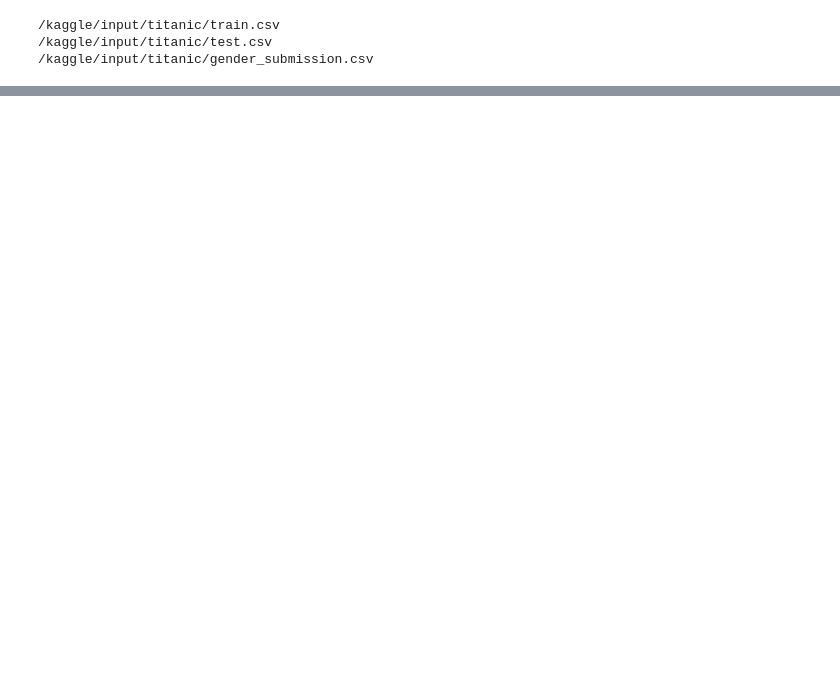
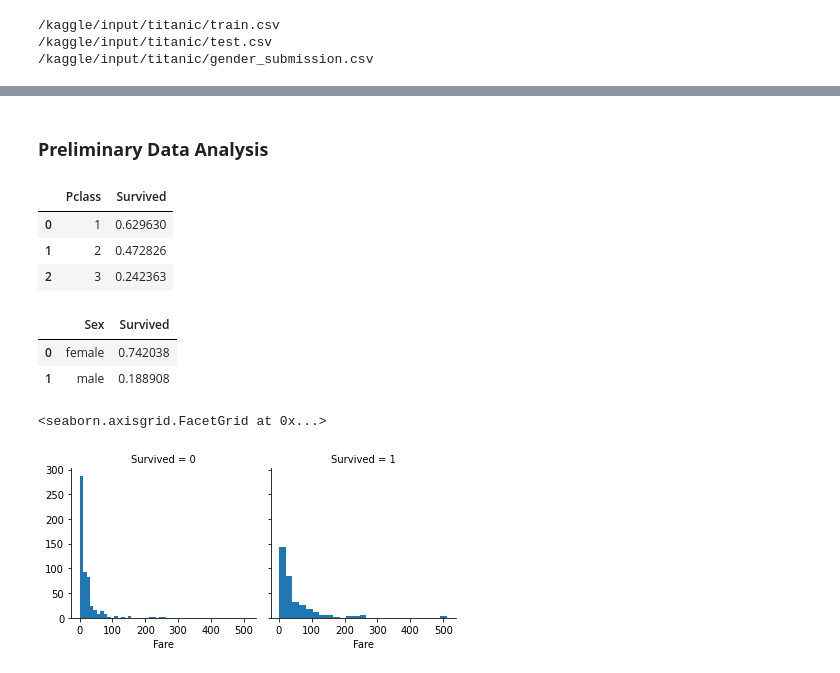
Before and after one commit to johnma02/kaggle-titanic, a Jupyter notebook: titanic-dataset.ipynb, the cells around one changed output, grey strips where cells are left out. Cells and saved outputs as stored; diff of their text form; code cells hidden in the pictures; blank space fills up the shorter version.

```diff
--- a/titanic-dataset.ipynb
+++ b/titanic-dataset.ipynb
@@ -44,0 +96,21 @@ train_df.head(5) # Previewing data
+# %% [markdown]
+### **Preliminary Data Analysis**
+# %%
+train_df[["Pclass", "Survived"]].groupby(["Pclass"], as_index=False).mean()
+# %% [output]
+|  | Pclass | Survived |
+| 0 | 1 | 0.629630 |
+| 1 | 2 | 0.472826 |
+| 2 | 3 | 0.242363 |
+# %%
+train_df[["Sex","Survived"]].groupby(["Sex"], as_index=False).mean()
+# %% [output]
+|  | Sex | Survived |
+| 0 | female | 0.742038 |
+| 1 | male | 0.188908 |
+# %%
+fare_histogram = sns.FacetGrid(train_df, col = "Survived")
+fare_histogram.map(plt.hist, "Fare", bins=25)
+# %% [output]
+<seaborn.axisgrid.FacetGrid at 0x...>
+[figure, added]
```
Also changed, not shown: parts of 21 cells of this notebook.
